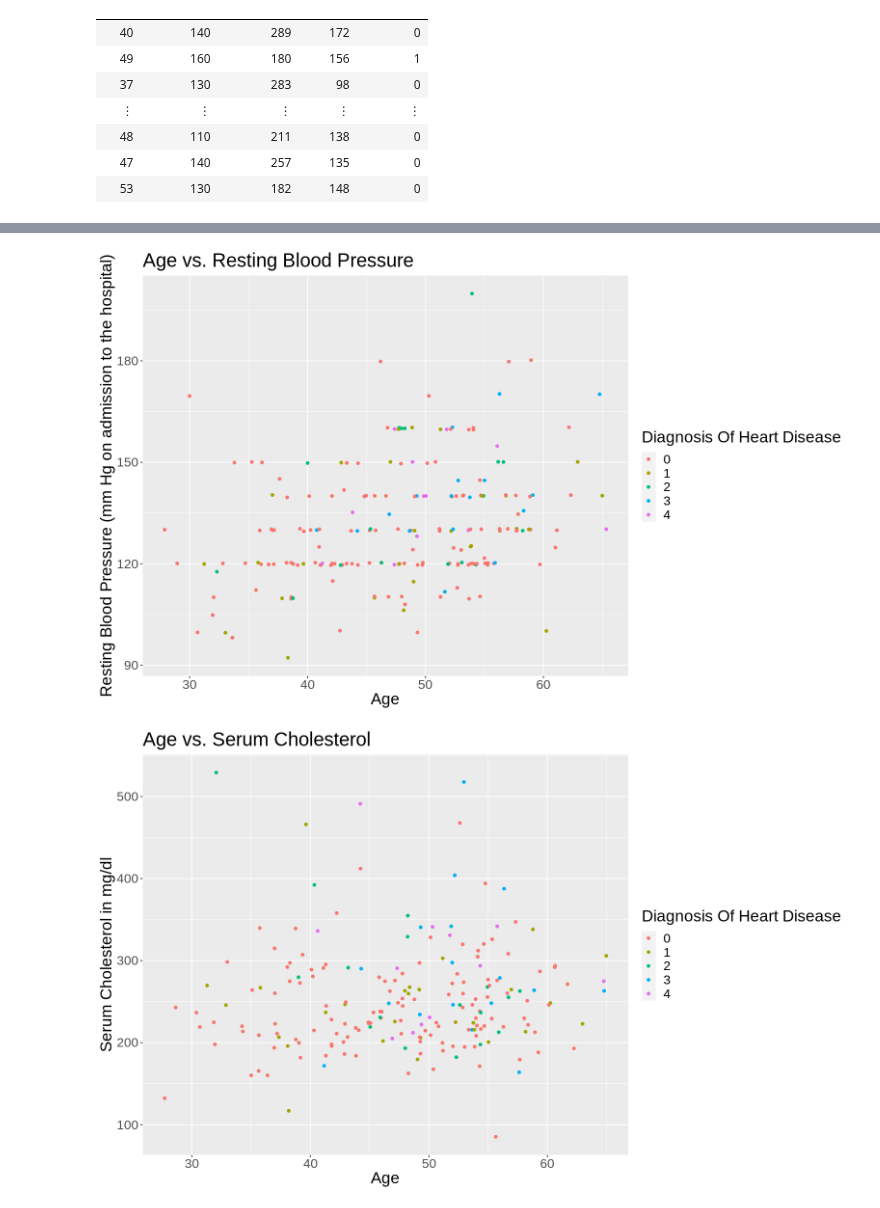
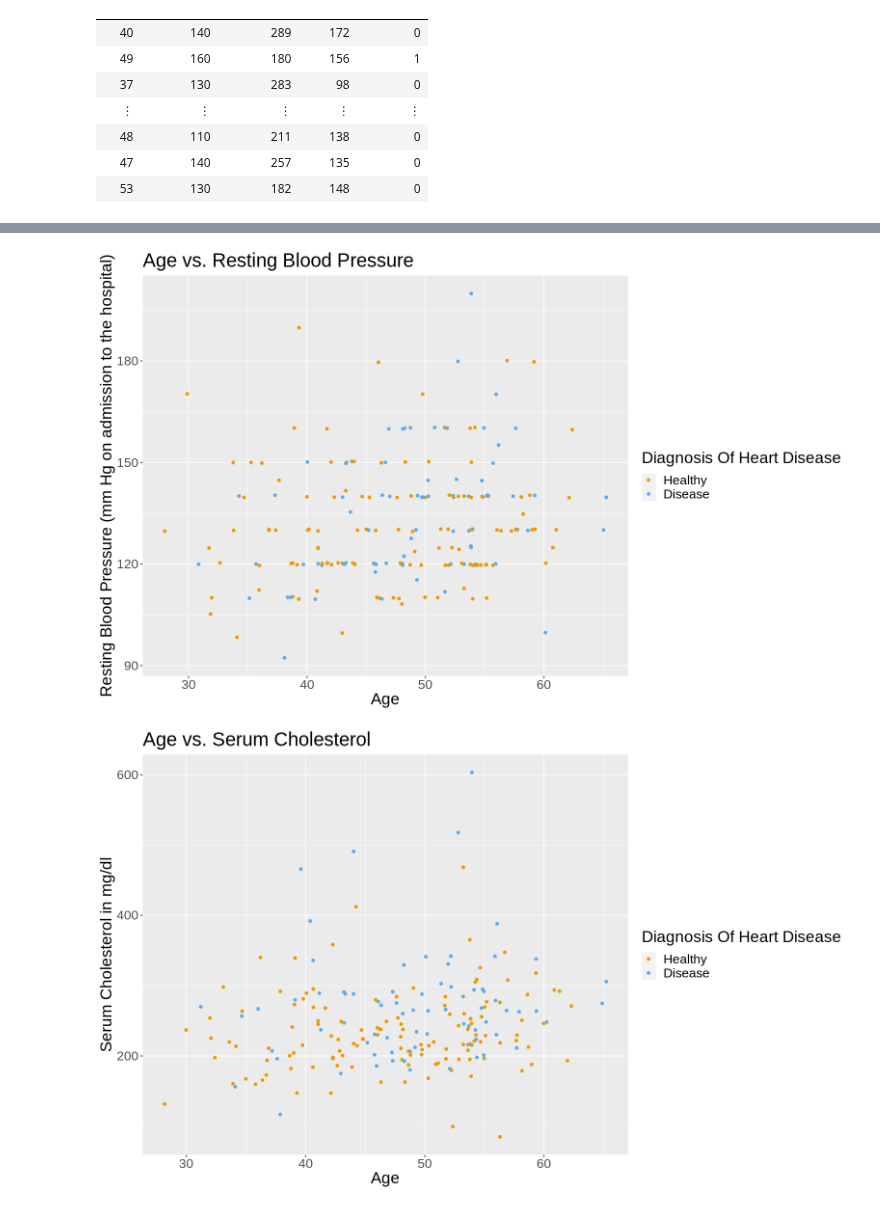
Before and after one commit to camirr/Heart-Disease-Data-Set-Case-Study, a Jupyter notebook: Project_report.ipynb, the cells around one changed output, grey strips where cells are left out. Cells and saved outputs as stored; diff of their text form; code cells hidden in the pictures.

```diff
--- a/Project_report.ipynb
+++ b/Project_report.ipynb
@@ -74,11 +74,14 @@ heart_disease <- heart_disease %>%
 heart_disease <- heart_disease %>%
                  mutate(across(where(is.numeric), ~na_if(., -9)))
 
+# Replace "1","2","3","4" as "1"
+heart_disease <- heart_disease %>%
+                    mutate(diagnosis = replace(diagnosis, diagnosis != "0", "1"))
+
 # Select age, resting_BP, cholesteral, and mx_hr columns, remove any rows that contain NA
 heart_disease_data <- heart_disease %>%
                       select(age, resting_BP, cholesterol, max_hr, diagnosis) %>%
                       na.omit()
-
 heart_disease_data
 # %% [output]
 A tibble: 270 × 5
@@ -174,25 +174,27 @@ resting_BP_plot <- heart_disease_train %>%
                     labs(x = "Age", y = "Resting Blood Pressure (mm Hg on admission to the hospital)", colour = "Diagnosis Of Heart Disease")+
                     ggtitle("Age vs. Resting Blood Pressure")+
                     theme(text = element_text(size = 20))+
-                    scale_y_continuous(labels = scales::comma)
+                    scale_y_continuous(labels = scales::comma)+
+                    scale_color_manual(labels = c("Healthy", "Disease"), values = c("orange2", "steelblue2"))
 resting_BP_plot
 # %% [output]
-[figure, old version]
+[figure, new version]
 # %%
 # Plot for age vs. cholesteral
 
 options(repr.plot.width = 13, repr.plot.height = 8)
 
 resting_BP_plot <- heart_disease_train %>%
                     ggplot(aes(x = age, y = cholesterol, color = diagnosis))+
                     geom_point(position = "jitter")+
                     labs(x = "Age", y = "Serum Cholesterol in mg/dl", colour = "Diagnosis Of Heart Disease")+
                     ggtitle("Age vs. Serum Cholesterol")+
                     theme(text = element_text(size = 20))+
-                    scale_y_continuous(labels = scales::comma)
+                    scale_y_continuous(labels = scales::comma)+
+                    scale_color_manual(labels = c("Healthy", "Disease"), values = c("orange2", "steelblue2"))
 resting_BP_plot
 # %% [output]
-[figure, old version]
+[figure, new version]
 # %%
 # Plot for age vs. maximum heart rate achieved
 
```
Also changed, not shown: parts of 7 cells of this notebook.
